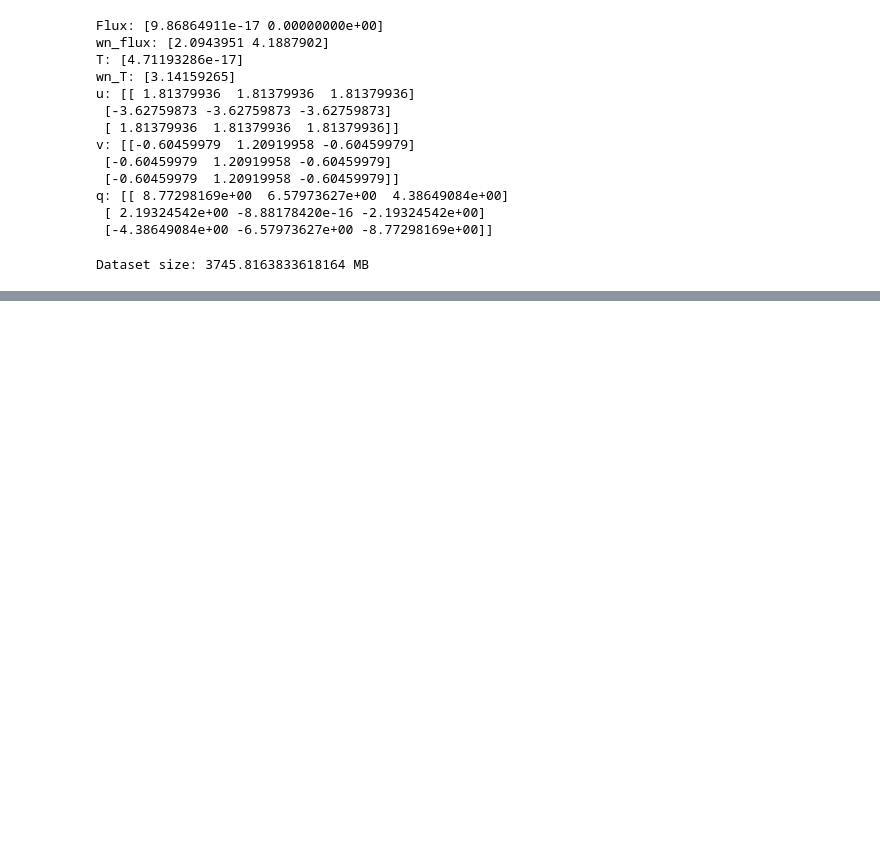
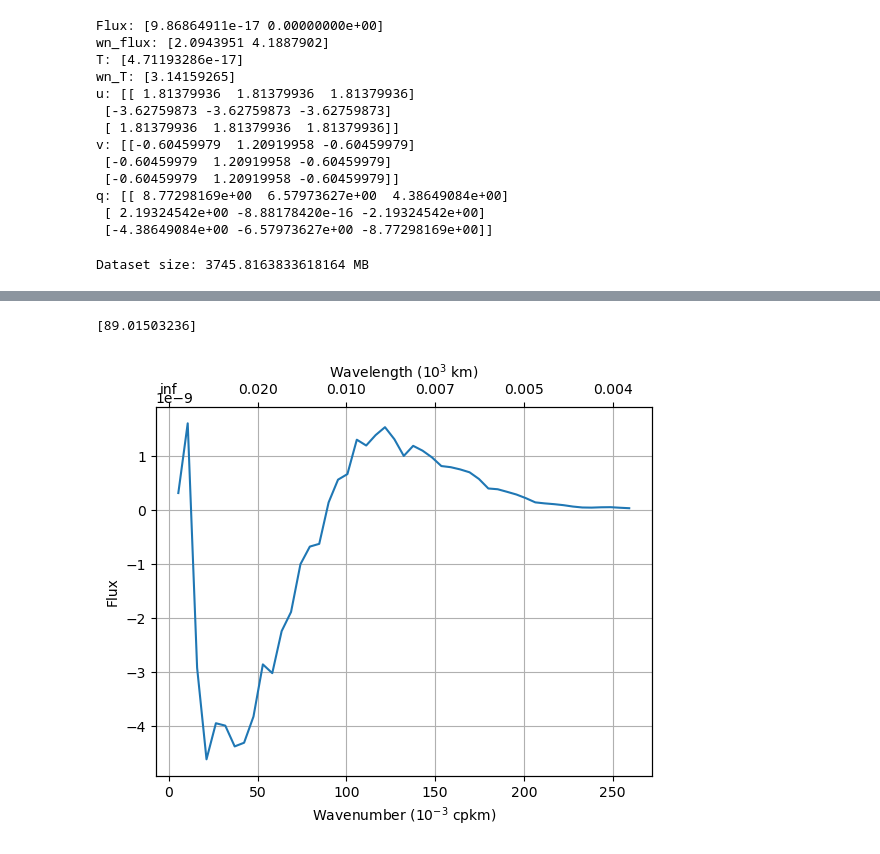
Before and after one commit to pangeo-data/llc4320_pangeo, a Jupyter notebook: LLC4320_geo_energySpect_final.ipynb, the cells around one changed output, grey strips where cells are left out. Drawn from its saved outputs; the diff is of its cells as text; code cells hidden in the pictures; blank space fills up the shorter version.

```diff
--- a/LLC4320_geo_energySpect_final.ipynb
+++ b/LLC4320_geo_energySpect_final.ipynb
@@ -821,0 +915,8 @@ plt.show()
+# %%
+# 把全部的mat文件进行取平均
+aggregate_and_save_flux_data('./output/', number, './output/final_aggregated_data.mat')
+# 仅绘图
+inject_scale = plot_aggregated_data('./output/final_aggregated_data.mat')
+# %% [output]
+[89.01503236]
+[figure, added]
```
Also changed, not shown: parts of 27 cells of this notebook, 2 other files.
